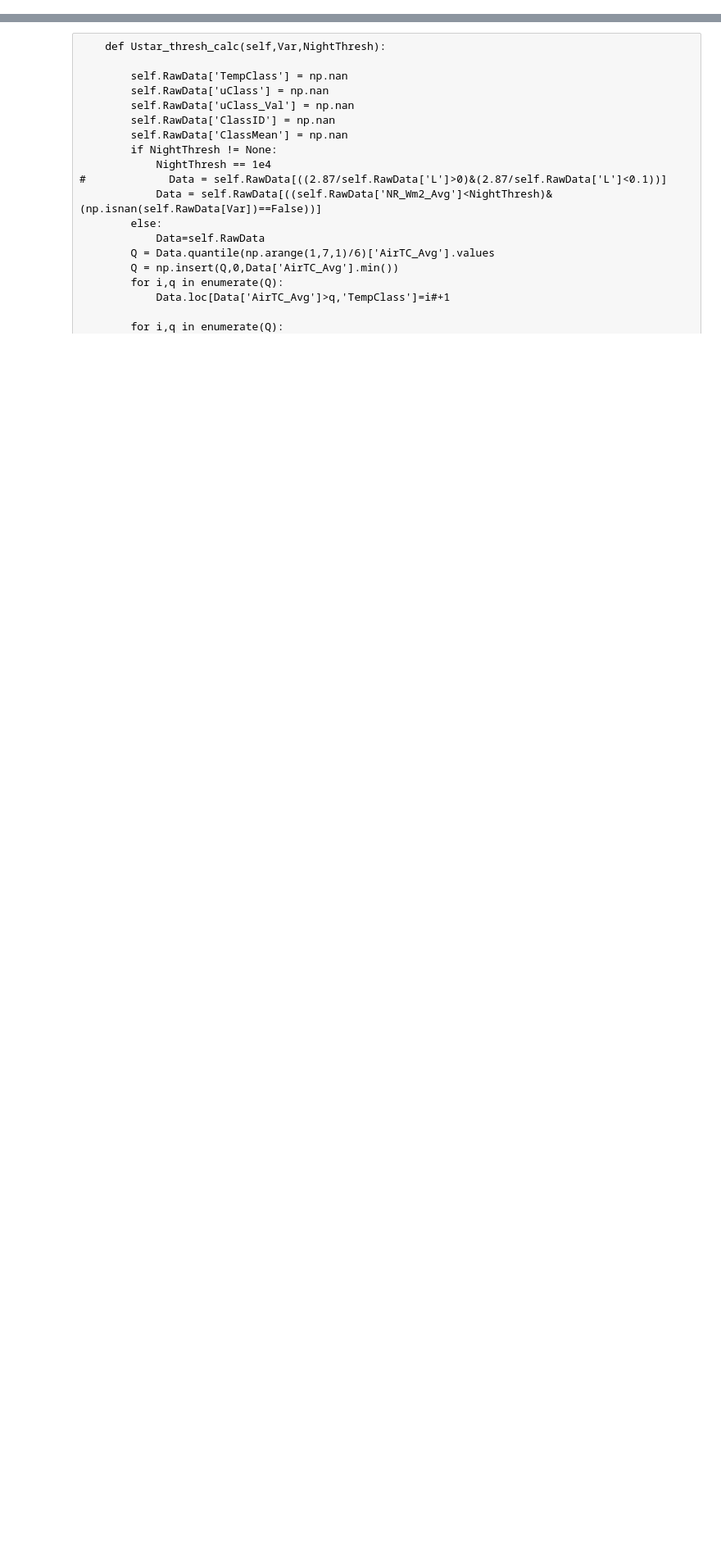
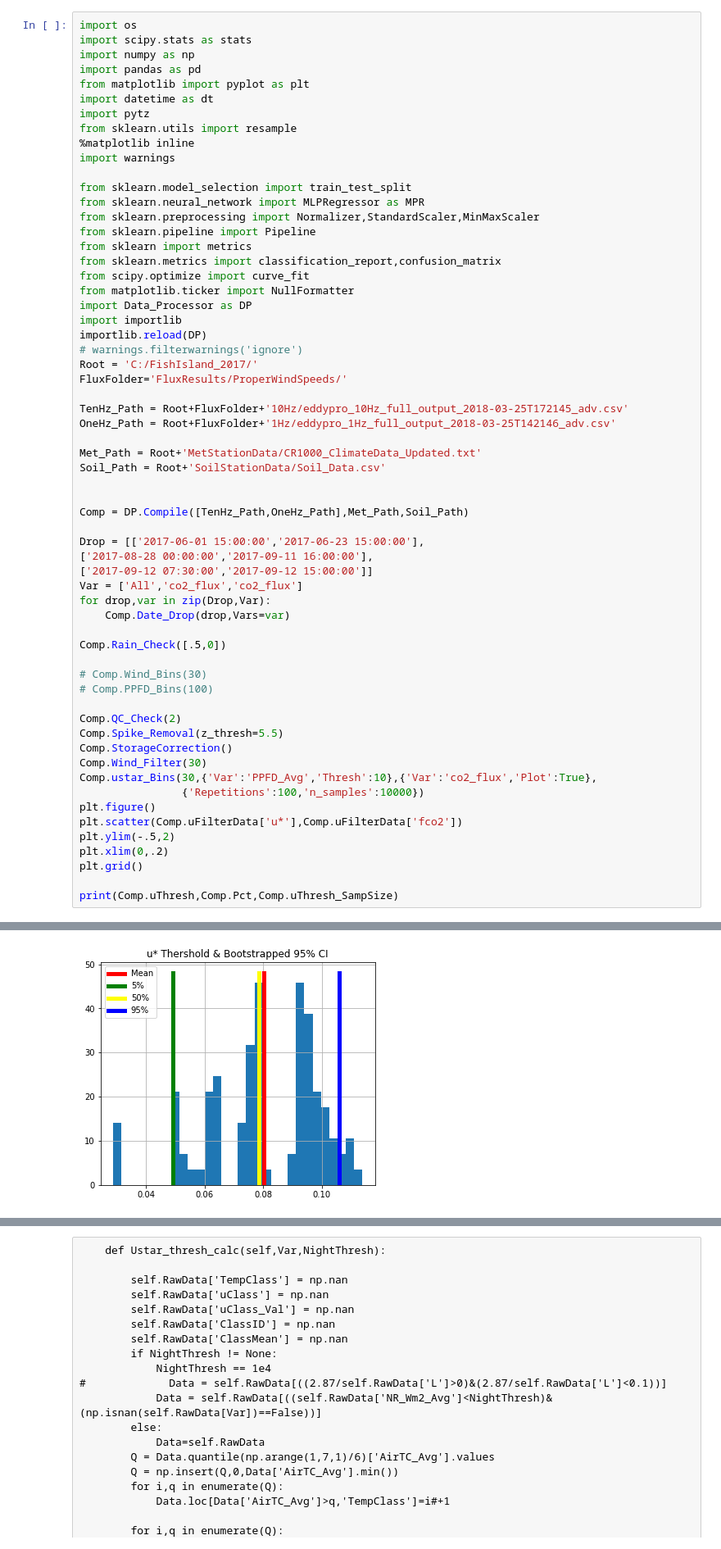
Before and after one commit to June-Skeeter/FishIsland_Processing, a Jupyter notebook: Compiler.ipynb, the cells around one changed output, grey strips where cells are left out. Shown: that part at 82% size. Saved outputs shown, nothing was run; the diff lists cells and outputs as text; blank space fills up the shorter version.

```diff
--- a/Compiler.ipynb
+++ b/Compiler.ipynb
@@ -385,0 +1,62 @@ plt.legend()
+# %%
+import os
+import scipy.stats as stats
+import numpy as np
+import pandas as pd
+from matplotlib import pyplot as plt
+import datetime as dt
+import pytz
+from sklearn.utils import resample
+%matplotlib inline
+import warnings
+
+from sklearn.model_selection import train_test_split
+from sklearn.neural_network import MLPRegressor as MPR
+from sklearn.preprocessing import Normalizer,StandardScaler,MinMaxScaler
+from sklearn.pipeline import Pipeline
+from sklearn import metrics
+from sklearn.metrics import classification_report,confusion_matrix
+from scipy.optimize import curve_fit
+from matplotlib.ticker import NullFormatter
+import Data_Processor as DP
+import importlib
+importlib.reload(DP)
+# warnings.filterwarnings('ignore')
+Root = 'C:/FishIsland_2017/'
+FluxFolder='FluxResults/ProperWindSpeeds/'
+
+TenHz_Path = Root+FluxFolder+'10Hz/eddypro_10Hz_full_output_2018-03-25T172145_adv.csv'
+OneHz_Path = Root+FluxFolder+'1Hz/eddypro_1Hz_full_output_2018-03-25T142146_adv.csv'
+
+Met_Path = Root+'MetStationData/CR1000_ClimateData_Updated.txt'
+Soil_Path = Root+'SoilStationData/Soil_Data.csv'
+
+
+Comp = DP.Compile([TenHz_Path,OneHz_Path],Met_Path,Soil_Path)
+
+Drop = [['2017-06-01 15:00:00','2017-06-23 15:00:00'],
+['2017-08-28 00:00:00','2017-09-11 16:00:00'],
+['2017-09-12 07:30:00','2017-09-12 15:00:00']]
+Var = ['All','co2_flux','co2_flux']
+for drop,var in zip(Drop,Var):
+    Comp.Date_Drop(drop,Vars=var)
+
+Comp.Rain_Check([.5,0])
+
+# Comp.Wind_Bins(30)
+# Comp.PPFD_Bins(100)
+
+Comp.QC_Check(2)
+Comp.Spike_Removal(z_thresh=5.5)
+Comp.StorageCorrection()
+Comp.Wind_Filter(30)
+Comp.ustar_Bins(30,{'Var':'PPFD_Avg','Thresh':10},{'Var':'co2_flux','Plot':True},
+                {'Repetitions':100,'n_samples':10000})
+plt.figure()
+plt.scatter(Comp.uFilterData['u*'],Comp.uFilterData['fco2'])
+plt.ylim(-.5,2)
+plt.xlim(0,.2)
+plt.grid()
+
+print(Comp.uThresh,Comp.Pct,Comp.uThresh_SampSize)
+# %% [output]
@@ -385,0 +64 @@ plt.legend()
+[figure, added]
```
Also changed, not shown: parts of 14 cells of this notebook, 1 other file.
